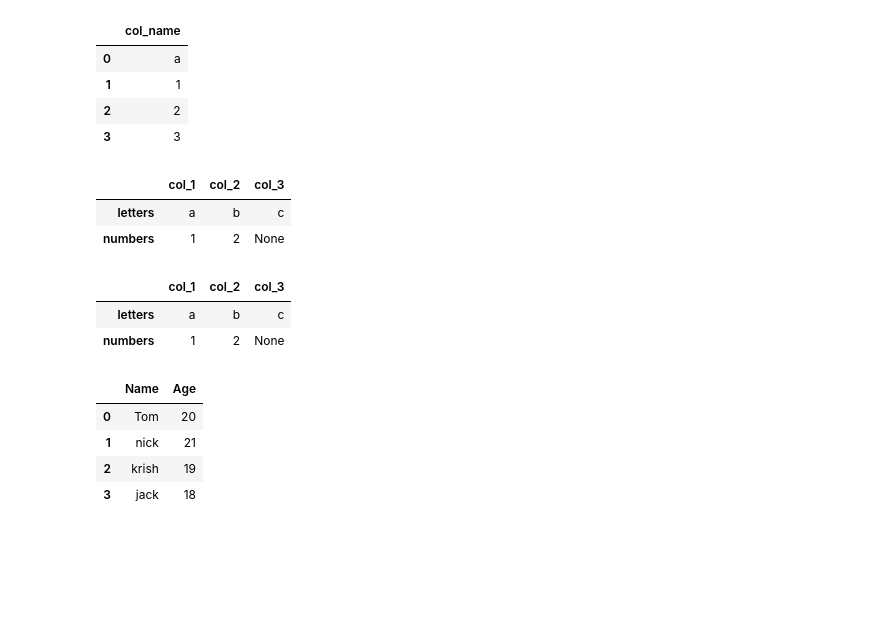
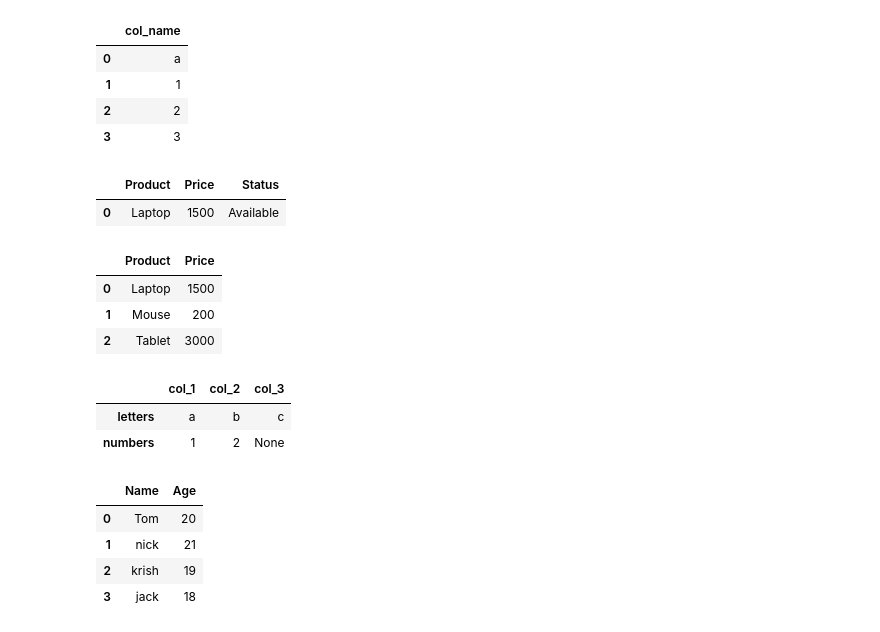
Before and after one commit to mariamalaa76/DCS-Data-Analysis-Crach-Course, a Jupyter notebook: DSC_BootCamp.ipynb, the cells around one changed output. Drawn from its saved outputs; the diff is of its cells as text; code cells hidden in the pictures; blank space fills up the shorter version.

```diff
--- a/DSC_BootCamp.ipynb
+++ b/DSC_BootCamp.ipynb
@@ -202,6 +217,22 @@ df
 | 1 | 1 |
 | 2 | 2 |
 | 3 | 3 |
+# %%
+list1 = ['Laptop', 1500, 'Available']
+df = pd.DataFrame([list1], columns=['Product', 'Price', 'Status'])
+df
+# %% [output]
+|  | Product | Price | Status |
+| 0 | Laptop | 1500 | Available |
+# %%
+nested_list = [['Laptop', 1500], ['Mouse', 200], ['Tablet', 3000]]
+df = pd.DataFrame(nested_list, columns=['Product', 'Price'])
+df
+# %% [output]
+|  | Product | Price |
+| 0 | Laptop | 1500 |
+| 1 | Mouse | 200 |
+| 2 | Tablet | 3000 |
 # %%
 # create dataframe from list of lists
 
@@ -212,14 +243,6 @@ df
 |  | col_1 | col_2 | col_3 |
 | letters | a | b | c |
 | numbers | 1 | 2 | None |
-# %%
-df = pd.DataFrame(nested_list, index=['letters', 'numbers'], columns=['col_1', 'col_2','col_3'])
-df
-#will give an error; if columns and index parameters are specified then they should be the shape of the list we pass
-# %% [output]
-|  | col_1 | col_2 | col_3 |
-| letters | a | b | c |
-| numbers | 1 | 2 | None |
 # %%
 # create dataframe from dictionary
 
```
Also changed, not shown: parts of 9 cells of this notebook.
